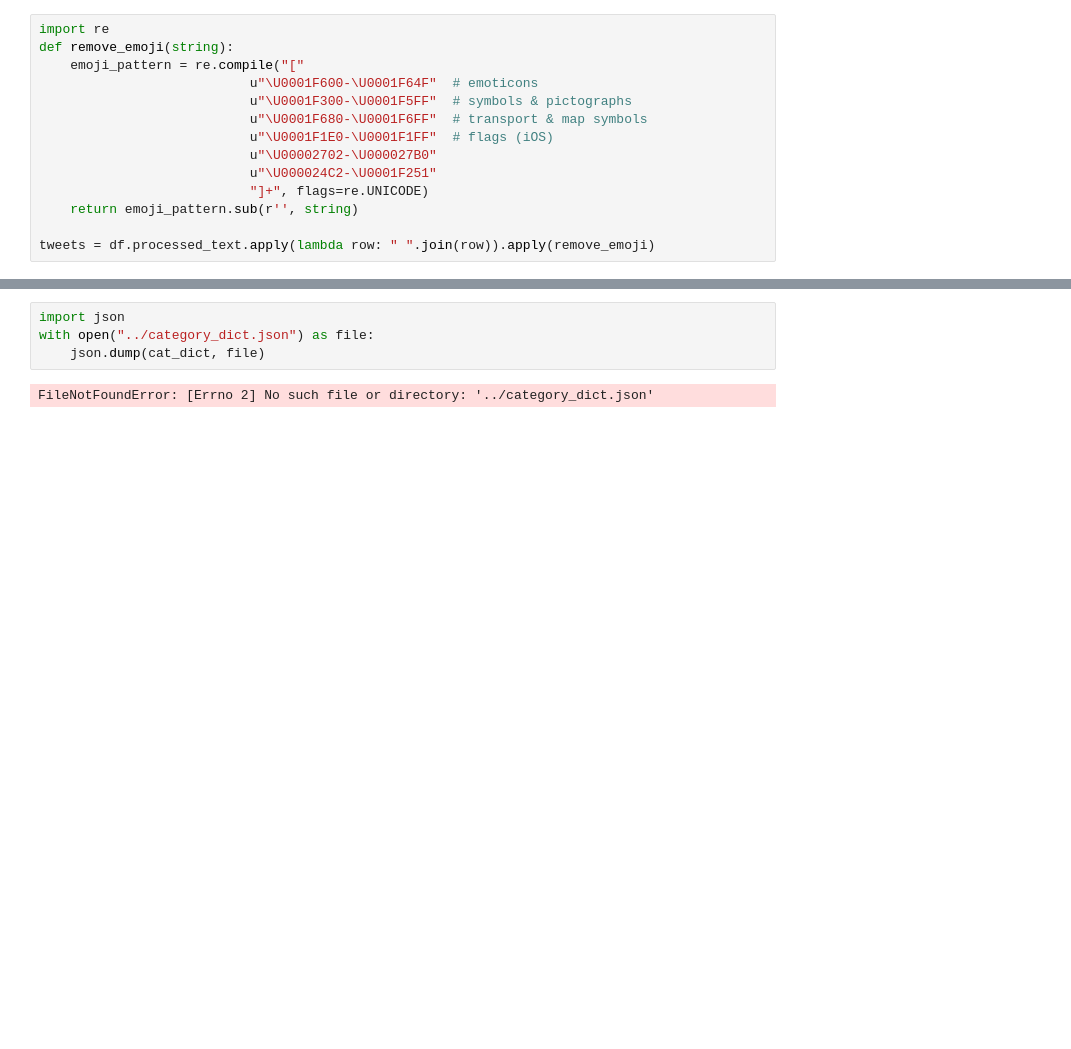
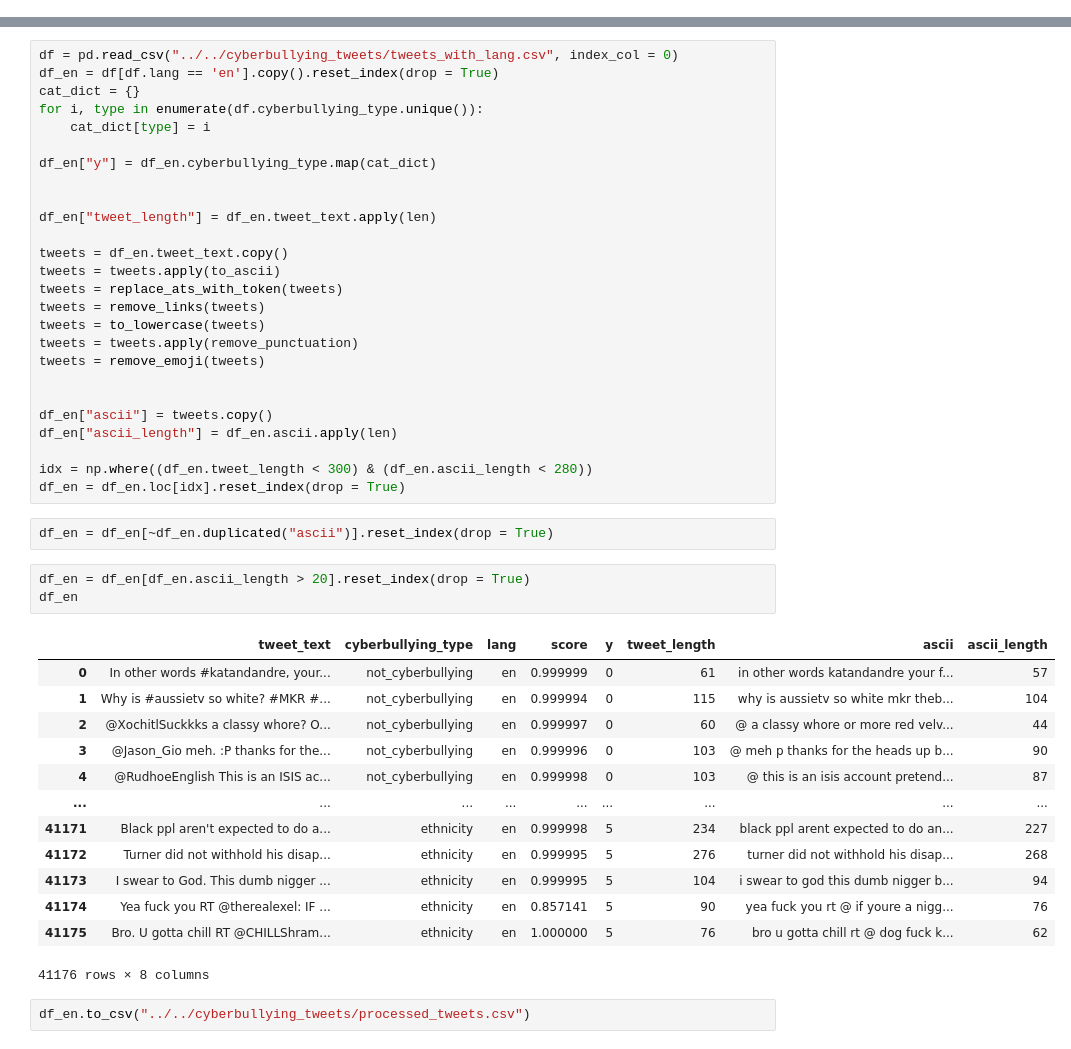
Before and after one commit to ayush-kumar-1/capstone, a Jupyter notebook: src/notebooks/eda.ipynb, the cells around one changed output, grey strips where cells are left out. Saved outputs shown, nothing was run; the diff lists cells and outputs as text; blank space fills up the shorter version.

Commit message:
Added processed tweets

```diff
--- a/src/notebooks/eda.ipynb
+++ b/src/notebooks/eda.ipynb
@@ -126,14 +25,0 @@ tweets[~tweets.apply(isEnglish)].to_csv("non-english.csv")
-# %%
-import re
-def remove_emoji(string):
-    emoji_pattern = re.compile("["
-                           u"\U0001F600-\U0001F64F"  # emoticons
-                           u"\U0001F300-\U0001F5FF"  # symbols & pictographs
-                           u"\U0001F680-\U0001F6FF"  # transport & map symbols
-                           u"\U0001F1E0-\U0001F1FF"  # flags (iOS)
-                           u"\U00002702-\U000027B0"
-                           u"\U000024C2-\U0001F251"
-                           "]+", flags=re.UNICODE)
-    return emoji_pattern.sub(r'', string)
-
-tweets = df.processed_text.apply(lambda row: " ".join(row)).apply(remove_emoji)
@@ -185,6 +26,47 @@ weighted avg       0.68      0.67      0.65      9539
-# %%
-import json
-with open("../category_dict.json") as file:
-    json.dump(cat_dict, file)
-# %% [output]
-FileNotFoundError: [Errno 2] No such file or directory: '../category_dict.json'
+# %%
+df = pd.read_csv("../../cyberbullying_tweets/tweets_with_lang.csv", index_col = 0)
+df_en = df[df.lang == 'en'].copy().reset_index(drop = True)
+cat_dict = {}
+for i, type in enumerate(df.cyberbullying_type.unique()):
+    cat_dict[type] = i
+
+df_en["y"] = df_en.cyberbullying_type.map(cat_dict)
+
+
+df_en["tweet_length"] = df_en.tweet_text.apply(len)
+
+tweets = df_en.tweet_text.copy()
+tweets = tweets.apply(to_ascii)
+tweets = replace_ats_with_token(tweets)
+tweets = remove_links(tweets)
+tweets = to_lowercase(tweets)
+tweets = tweets.apply(remove_punctuation)
+tweets = remove_emoji(tweets)
+
+
+df_en["ascii"] = tweets.copy()
+df_en["ascii_length"] = df_en.ascii.apply(len)
+
+idx = np.where((df_en.tweet_length < 300) & (df_en.ascii_length < 280))
+df_en = df_en.loc[idx].reset_index(drop = True)
+# %%
+df_en = df_en[~df_en.duplicated("ascii")].reset_index(drop = True)
+# %%
+df_en = df_en[df_en.ascii_length > 20].reset_index(drop = True)
+df_en
+# %% [output]
+|  | tweet_text | cyberbullying_type | lang | score | y | tweet_length | ascii | ascii_length |
+| 0 | In other words #katandandre, your... | not_cyberbullying | en | 0.999999 | 0 | 61 | in other words katandandre your f... | 57 |
+| 1 | Why is #aussietv so white? #MKR #... | not_cyberbullying | en | 0.999994 | 0 | 115 | why is aussietv so white mkr theb... | 104 |
+| 2 | @XochitlSuckkks a classy whore? O... | not_cyberbullying | en | 0.999997 | 0 | 60 | @ a classy whore or more red velv... | 44 |
+| 3 | @Jason_Gio meh. :P thanks for the... | not_cyberbullying | en | 0.999996 | 0 | 103 | @ meh p thanks for the heads up b... | 90 |
+| 4 | @RudhoeEnglish This is an ISIS ac... | not_cyberbullying | en | 0.999998 | 0 | 103 | @ this is an isis account pretend... | 87 |
+| ... | ... | ... | ... | ... | ... | ... | ... | ... |
+| 41171 | Black ppl aren't expected to do a... | ethnicity | en | 0.999998 | 5 | 234 | black ppl arent expected to do an... | 227 |
+| 41172 | Turner did not withhold his disap... | ethnicity | en | 0.999995 | 5 | 276 | turner did not withhold his disap... | 268 |
+| 41173 | I swear to God. This dumb nigger ... | ethnicity | en | 0.999995 | 5 | 104 | i swear to god this dumb nigger b... | 94 |
+| 41174 | Yea fuck you RT @therealexel: IF ... | ethnicity | en | 0.857141 | 5 | 90 | yea fuck you rt @ if youre a nigg... | 76 |
+| 41175 | Bro. U gotta chill RT @CHILLShram... | ethnicity | en | 1.000000 | 5 | 76 | bro u gotta chill rt @ dog fuck k... | 62 |
+41176 rows × 8 columns
+# %%
+df_en.to_csv("../../cyberbullying_tweets/processed_tweets.csv")
```
Also changed, not shown: parts of 28 cells of this notebook, 3 other files.
